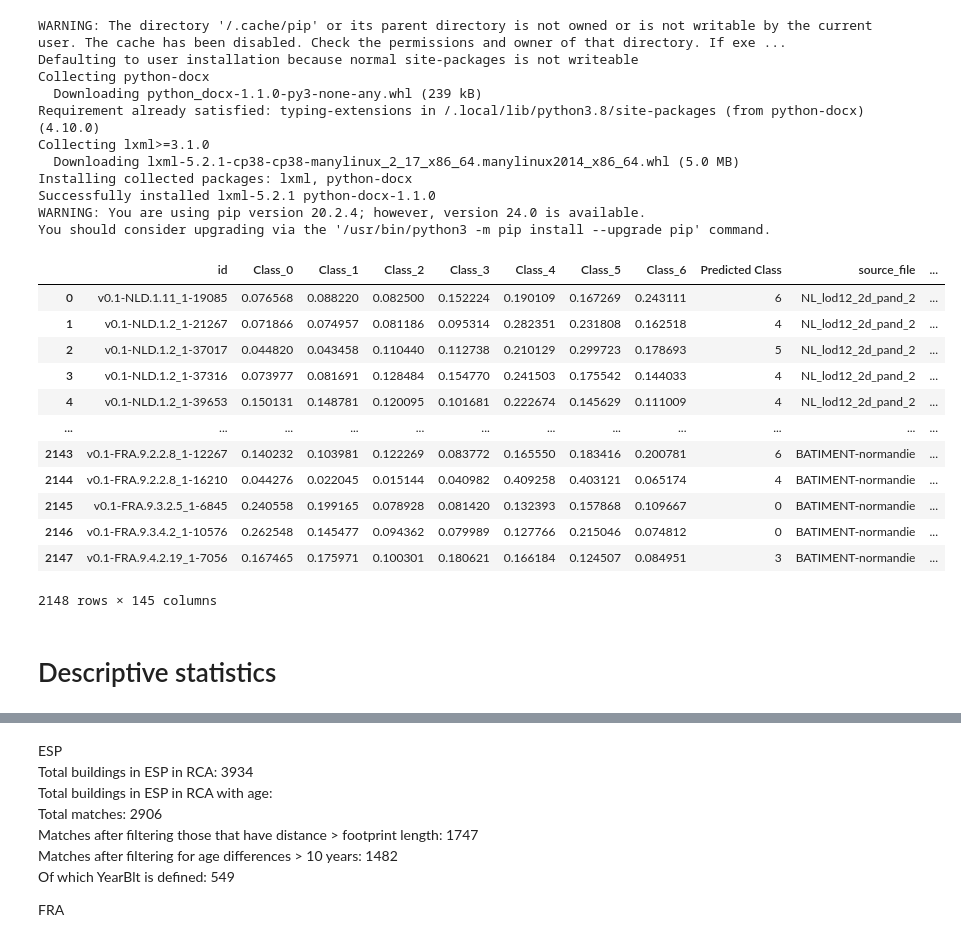
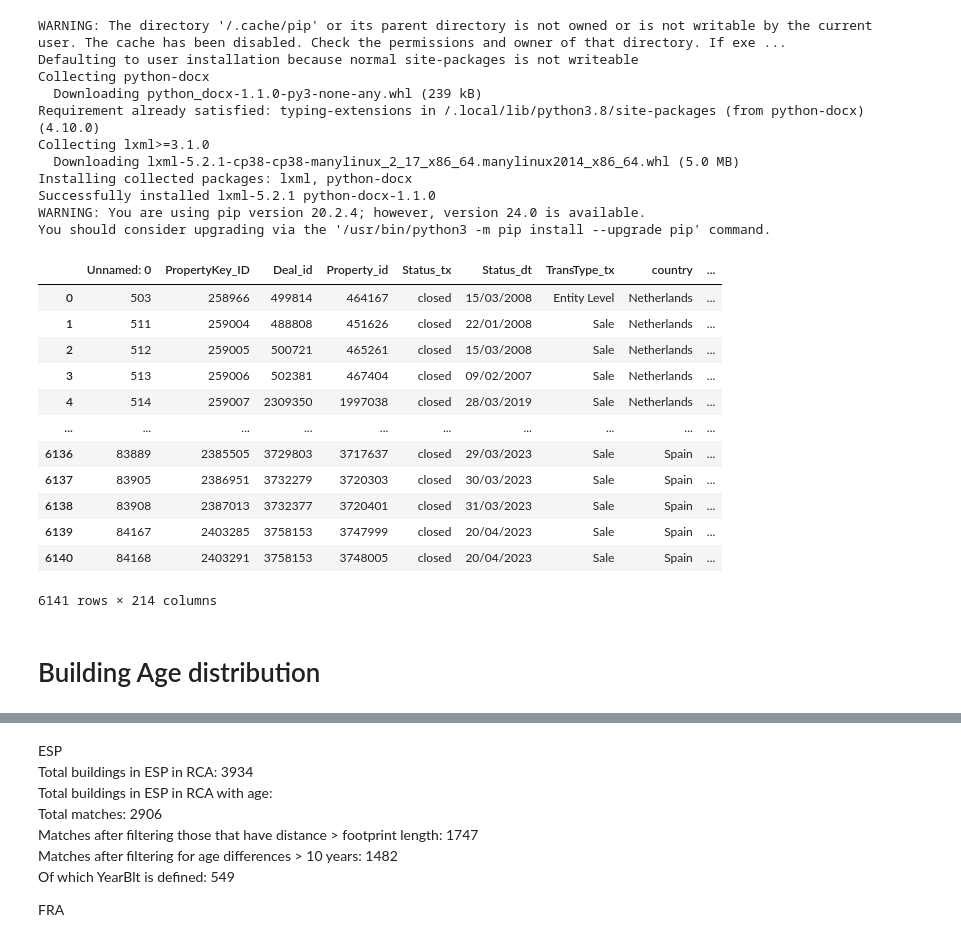
Before and after one commit to kaifoerster/BuildingAgePredictorML, a Jupyter notebook: main notebooks/descriptive statistics 2.ipynb, the cells around one changed output, grey strips where cells are left out. Cells and saved outputs as stored; diff of their text form; code cells hidden in the pictures.

```diff
--- a/main notebooks/descriptive statistics 2.ipynb
+++ b/main notebooks/descriptive statistics 2.ipynb
@@ -27,26 +31,25 @@ sys.path.append(PROJECT_SRC_PATH)
 import visualizations
 import dataset
 # %%
-#path_data_RCA = os.path.join(dataset.DATA_DIR, 'rca-ufo-CNN.csv')
-path_data_RCA = os.path.join(dataset.DATA_DIR, 'ufo-CNN_ALL.csv')
+path_data_RCA = os.path.join(dataset.DATA_DIR, 'rca-ufo-CNN.csv')
 df = pd.read_csv(path_data_RCA, encoding='latin1')
-#df['Zip_cd'] = df['Zip_cd'].astype(str)
-#df['NumberFloors_nb'] = pd.to_numeric(df['NumberFloors_nb'], errors='coerce')
+df['Zip_cd'] = df['Zip_cd'].astype(str)
+df['NumberFloors_nb'] = pd.to_numeric(df['NumberFloors_nb'], errors='coerce')
 df
 # %% [output]
-|  | id | Class_0 | Class_1 | Class_2 | Class_3 | Class_4 | Class_5 | Class_6 | Predicted Class | source_file | ... |
-| 0 | v0.1-NLD.1.11_1-19085 | 0.076568 | 0.088220 | 0.082500 | 0.152224 | 0.190109 | 0.167269 | 0.243111 | 6 | NL_lod12_2d_pand_2 | ... |
-| 1 | v0.1-NLD.1.2_1-21267 | 0.071866 | 0.074957 | 0.081186 | 0.095314 | 0.282351 | 0.231808 | 0.162518 | 4 | NL_lod12_2d_pand_2 | ... |
-| 2 | v0.1-NLD.1.2_1-37017 | 0.044820 | 0.043458 | 0.110440 | 0.112738 | 0.210129 | 0.299723 | 0.178693 | 5 | NL_lod12_2d_pand_2 | ... |
-| 3 | v0.1-NLD.1.2_1-37316 | 0.073977 | 0.081691 | 0.128484 | 0.154770 | 0.241503 | 0.175542 | 0.144033 | 4 | NL_lod12_2d_pand_2 | ... |
-| 4 | v0.1-NLD.1.2_1-39653 | 0.150131 | 0.148781 | 0.120095 | 0.101681 | 0.222674 | 0.145629 | 0.111009 | 4 | NL_lod12_2d_pand_2 | ... |
-| ... | ... | ... | ... | ... | ... | ... | ... | ... | ... | ... | ... |
-| 2143 | v0.1-FRA.9.2.2.8_1-12267 | 0.140232 | 0.103981 | 0.122269 | 0.083772 | 0.165550 | 0.183416 | 0.200781 | 6 | BATIMENT-normandie | ... |
-| 2144 | v0.1-FRA.9.2.2.8_1-16210 | 0.044276 | 0.022045 | 0.015144 | 0.040982 | 0.409258 | 0.403121 | 0.065174 | 4 | BATIMENT-normandie | ... |
-| 2145 | v0.1-FRA.9.3.2.5_1-6845 | 0.240558 | 0.199165 | 0.078928 | 0.081420 | 0.132393 | 0.157868 | 0.109667 | 0 | BATIMENT-normandie | ... |
-| 2146 | v0.1-FRA.9.3.4.2_1-10576 | 0.262548 | 0.145477 | 0.094362 | 0.079989 | 0.127766 | 0.215046 | 0.074812 | 0 | BATIMENT-normandie | ... |
-| 2147 | v0.1-FRA.9.4.2.19_1-7056 | 0.167465 | 0.175971 | 0.100301 | 0.180621 | 0.166184 | 0.124507 | 0.084951 | 3 | BATIMENT-normandie | ... |
+|  | Unnamed: 0 | PropertyKey_ID | Deal_id | Property_id | Status_tx | Status_dt | TransType_tx | country | ... |
+| 0 | 503 | 258966 | 499814 | 464167 | closed | 15/03/2008 | Entity Level | Netherlands | ... |
+| 1 | 511 | 259004 | 488808 | 451626 | closed | 22/01/2008 | Sale | Netherlands | ... |
+| 2 | 512 | 259005 | 500721 | 465261 | closed | 15/03/2008 | Sale | Netherlands | ... |
+| 3 | 513 | 259006 | 502381 | 467404 | closed | 09/02/2007 | Sale | Netherlands | ... |
+| 4 | 514 | 259007 | 2309350 | 1997038 | closed | 28/03/2019 | Sale | Netherlands | ... |
+| ... | ... | ... | ... | ... | ... | ... | ... | ... | ... |
+| 6136 | 83889 | 2385505 | 3729803 | 3717637 | closed | 29/03/2023 | Sale | Spain | ... |
+| 6137 | 83905 | 2386951 | 3732279 | 3720303 | closed | 30/03/2023 | Sale | Spain | ... |
+| 6138 | 83908 | 2387013 | 3732377 | 3720401 | closed | 31/03/2023 | Sale | Spain | ... |
+| 6139 | 84167 | 2403285 | 3758153 | 3747999 | closed | 20/04/2023 | Sale | Spain | ... |
+| 6140 | 84168 | 2403291 | 3758153 | 3748005 | closed | 20/04/2023 | Sale | Spain | ... |
-2148 rows × 145 columns
+6141 rows × 214 columns
 # %%
 # Separate numeric and non-numeric (categorical) columns
 numeric_cols = df.select_dtypes(include=[np.number])  # Selects all numeric columns
@@ -96,5 +99,5 @@ def df_to_word(numeric_df, categorical_df, filename):
 
 # Example usage
 df_to_word(numeric_summary, categorical_summary, '/workspace/workspace/ufo-prediction/main notebooks/summary_statistics.docx')
-# %% [markdown]
-# Descriptive statistics
+# %% [markdown]
+# Building Age distribution
```
Also changed, not shown: parts of 4 cells of this notebook, 2 other files.
